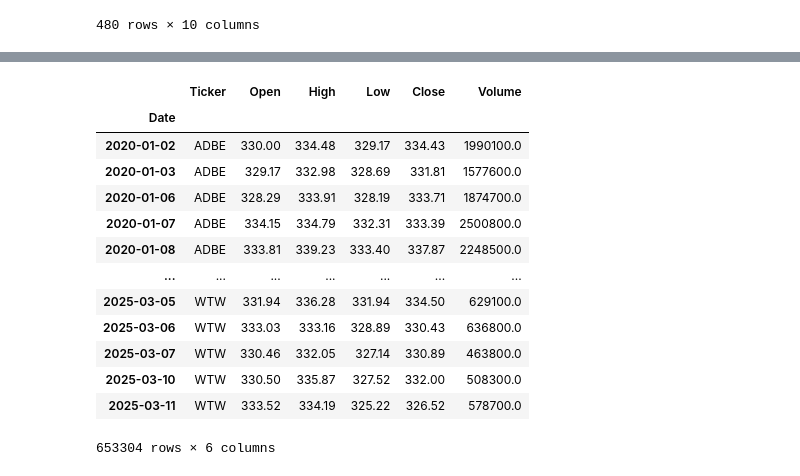
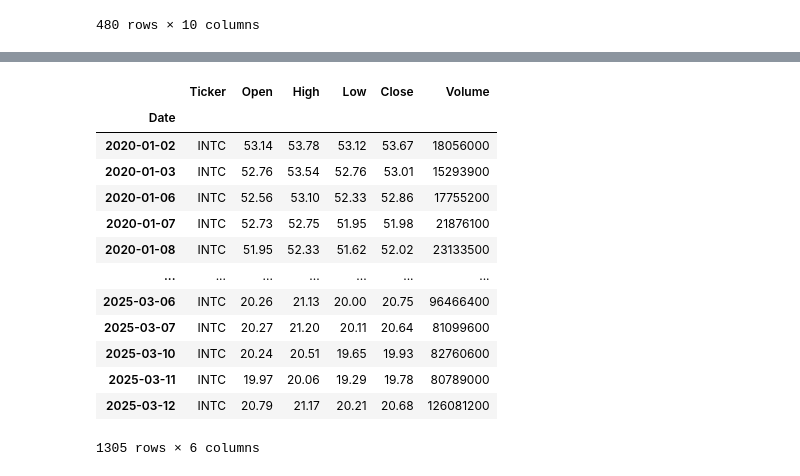
Before and after one commit to CKAbundant/sentiment, a Jupyter notebook: poc.ipynb, the cells around one changed output, grey strips where cells are left out. Drawn from its saved outputs; the diff is of its cells as text; code cells hidden in the pictures.

```diff
--- a/poc.ipynb
+++ b/poc.ipynb
@@ -620,18 +434,18 @@ batch 6 : ['ADP', 'AZO', 'AVB', 'AVY', 'AXON', 'BKR', 'BALL', 'BAC', 'BAX', 'BDX
 # %%
-df = pd.read_parquet("./data/ohlcv_5y.parquet")
-df
+a = pd.read_parquet("./data/stock/20250313/INTC.parquet")
+a
 # %% [output]
 |  | Ticker | Open | High | Low | Close | Volume |
 | Date |  |  |  |  |  |  |
-| 2020-01-02 | ADBE | 330.00 | 334.48 | 329.17 | 334.43 | 1990100.0 |
-| 2020-01-03 | ADBE | 329.17 | 332.98 | 328.69 | 331.81 | 1577600.0 |
-| 2020-01-06 | ADBE | 328.29 | 333.91 | 328.19 | 333.71 | 1874700.0 |
-| 2020-01-07 | ADBE | 334.15 | 334.79 | 332.31 | 333.39 | 2500800.0 |
-| 2020-01-08 | ADBE | 333.81 | 339.23 | 333.40 | 337.87 | 2248500.0 |
+| 2020-01-02 | INTC | 53.14 | 53.78 | 53.12 | 53.67 | 18056000 |
+| 2020-01-03 | INTC | 52.76 | 53.54 | 52.76 | 53.01 | 15293900 |
+| 2020-01-06 | INTC | 52.56 | 53.10 | 52.33 | 52.86 | 17755200 |
+| 2020-01-07 | INTC | 52.73 | 52.75 | 51.95 | 51.98 | 21876100 |
+| 2020-01-08 | INTC | 51.95 | 52.33 | 51.62 | 52.02 | 23133500 |
 | ... | ... | ... | ... | ... | ... | ... |
-| 2025-03-05 | WTW | 331.94 | 336.28 | 331.94 | 334.50 | 629100.0 |
-| 2025-03-06 | WTW | 333.03 | 333.16 | 328.89 | 330.43 | 636800.0 |
-| 2025-03-07 | WTW | 330.46 | 332.05 | 327.14 | 330.89 | 463800.0 |
-| 2025-03-10 | WTW | 330.50 | 335.87 | 327.52 | 332.00 | 508300.0 |
-| 2025-03-11 | WTW | 333.52 | 334.19 | 325.22 | 326.52 | 578700.0 |
+| 2025-03-06 | INTC | 20.26 | 21.13 | 20.00 | 20.75 | 96466400 |
+| 2025-03-07 | INTC | 20.27 | 21.20 | 20.11 | 20.64 | 81099600 |
+| 2025-03-10 | INTC | 20.24 | 20.51 | 19.65 | 19.93 | 82760600 |
+| 2025-03-11 | INTC | 19.97 | 20.06 | 19.29 | 19.78 | 80789000 |
+| 2025-03-12 | INTC | 20.79 | 21.17 | 20.21 | 20.68 | 126081200 |
-653304 rows × 6 columns
+1305 rows × 6 columns
```
Also changed, not shown: parts of 48 cells of this notebook, 5 other files.
